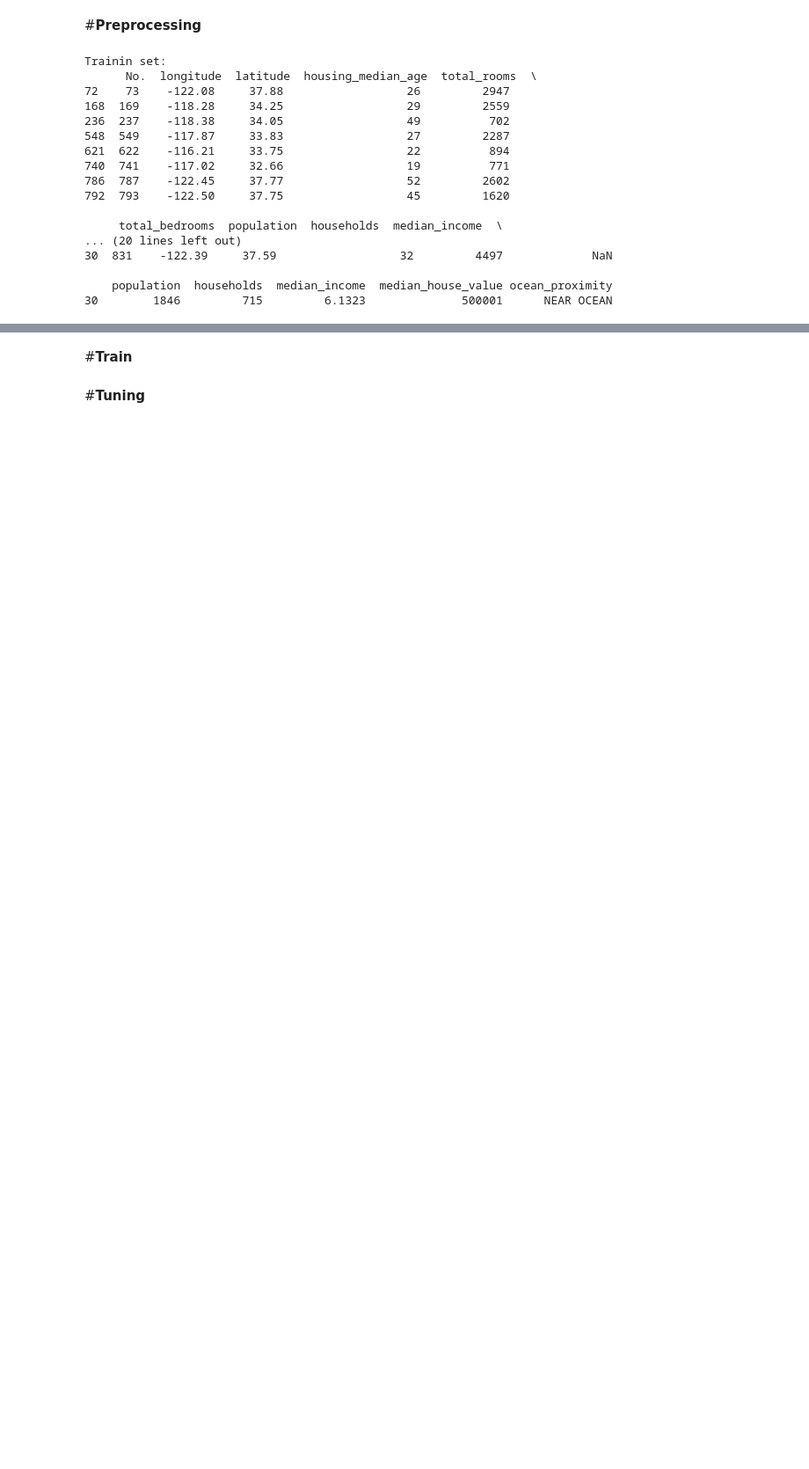
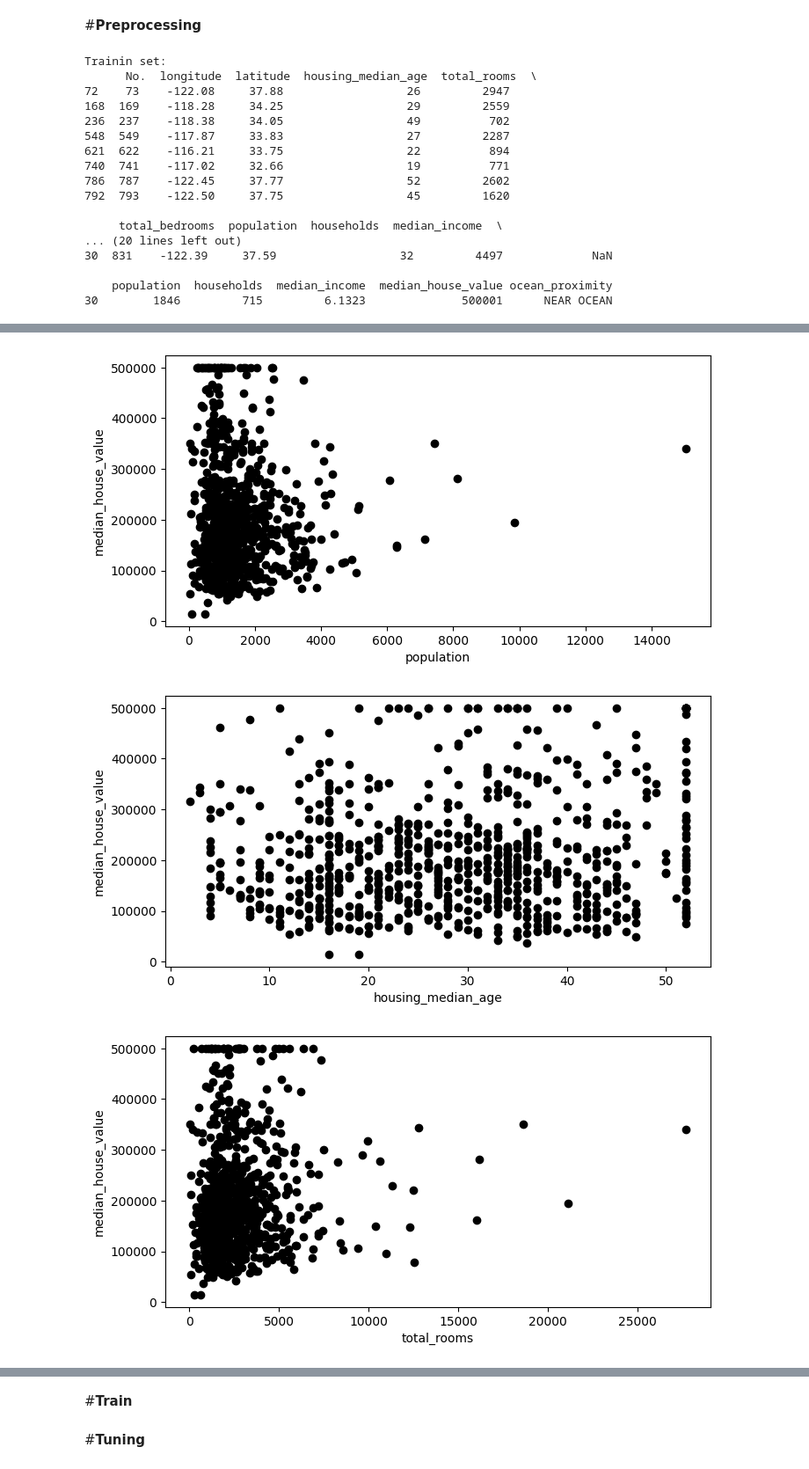
Before and after one commit to ahmed-okkio/Applications-of-Classification-and-Regression, a Jupyter notebook: regression/lasso_main.ipynb, the cells around one changed output, grey strips where cells are left out. Shown: that part at 88% size. Saved outputs shown, nothing was run; the diff lists cells and outputs as text; code cells hidden in the pictures; blank space fills up the shorter version.

```diff
--- a/regression/lasso_main.ipynb
+++ b/regression/lasso_main.ipynb
@@ -125,0 +119,10 @@ df_train.head(10)
+# %%
+#Attempting to identifying linear relations
+scatter_plot('population', 'median_house_value')
+scatter_plot('housing_median_age', 'median_house_value')
+scatter_plot('total_rooms', 'median_house_value')
+scatter_plot('ocean_proximity', 'median_house_value')
+# %% [output]
+[figure, added]
+[figure, added]
+[figure, added]
```
Also changed, not shown: parts of 16 cells of this notebook, 1 other file.
